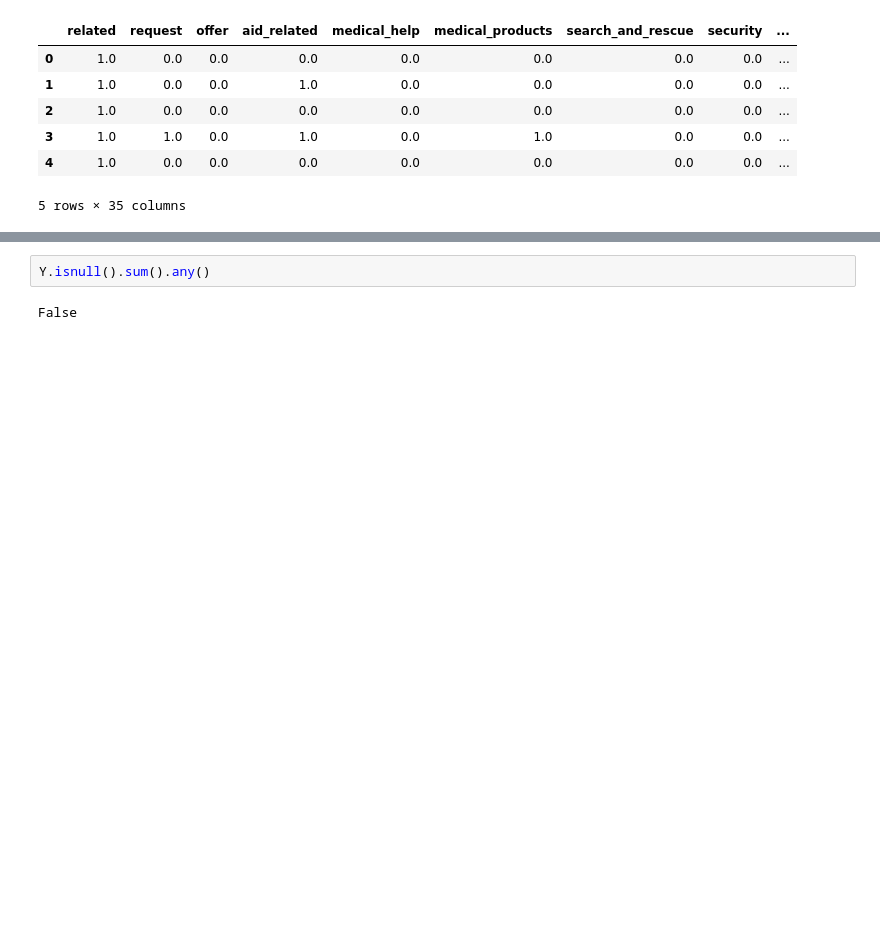
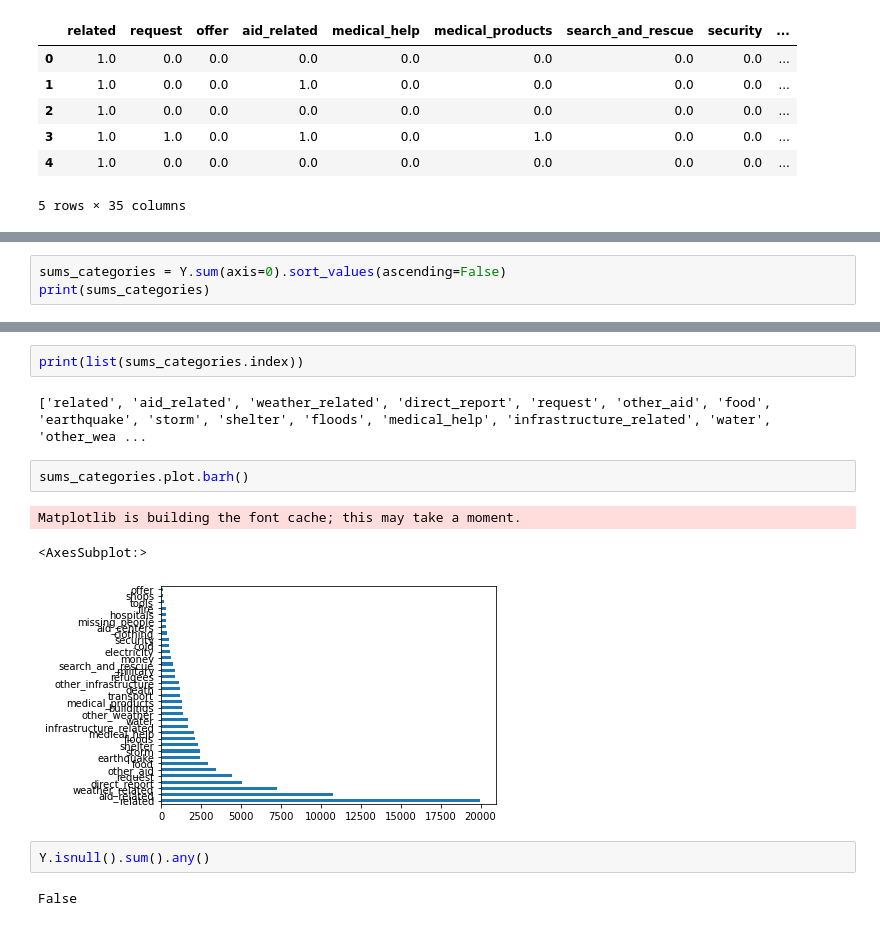
Before and after one commit to alibekU/disaster_messages_categorization, a Jupyter notebook: ML Pipeline Preparation.ipynb, the cells around one changed output, grey strips where cells are left out. Saved outputs shown, nothing was run; the diff lists cells and outputs as text; blank space fills up the shorter version.

```diff
--- a/ML Pipeline Preparation.ipynb
+++ b/ML Pipeline Preparation.ipynb
@@ -85,0 +88,3 @@ Y.head()
+# %%
+sums_categories = Y.sum(axis=0).sort_values(ascending=False)
+print(sums_categories)
@@ -86,3 +109,13 @@ Y.head()
+# %%
+print(list(sums_categories.index))
+# %% [output]
+['related', 'aid_related', 'weather_related', 'direct_report', 'request', 'other_aid', 'food', 'earthquake', 'storm', 'shelter', 'floods', 'medical_help', 'infrastructure_related', 'water', 'other_wea ...
+# %%
+sums_categories.plot.barh()
+# %% [output]
+Matplotlib is building the font cache; this may take a moment.
+<AxesSubplot:>
+[figure, added]
 # %%
 Y.isnull().sum().any()
 # %% [output]
```
Also changed, not shown: parts of 2 cells of this notebook.
